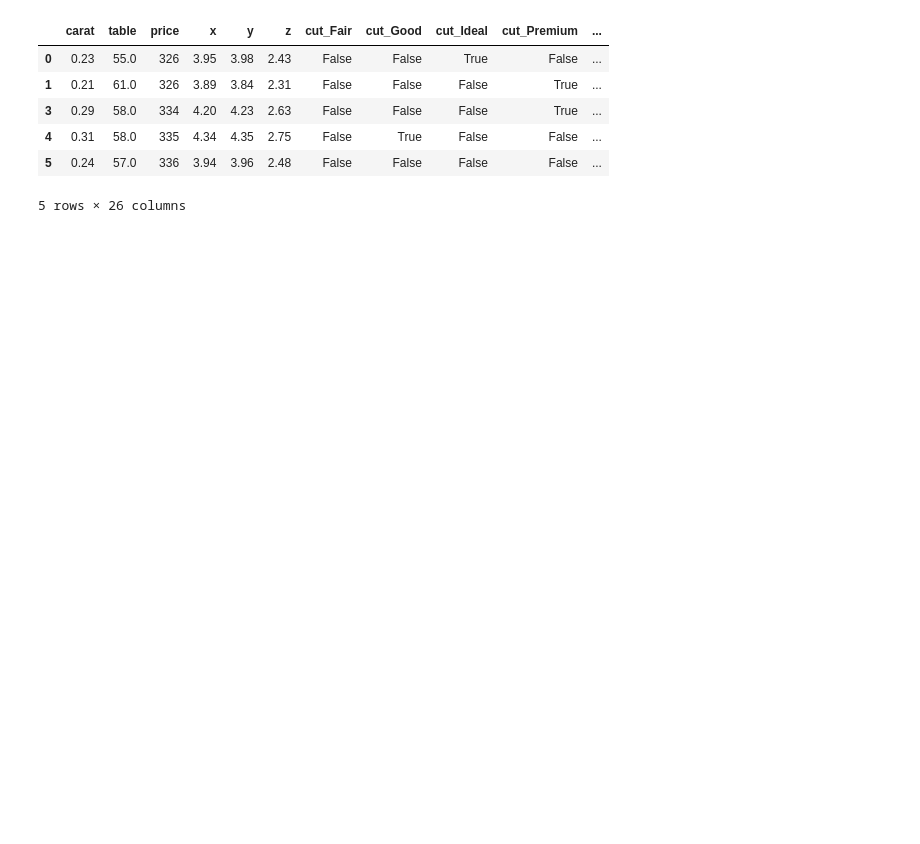
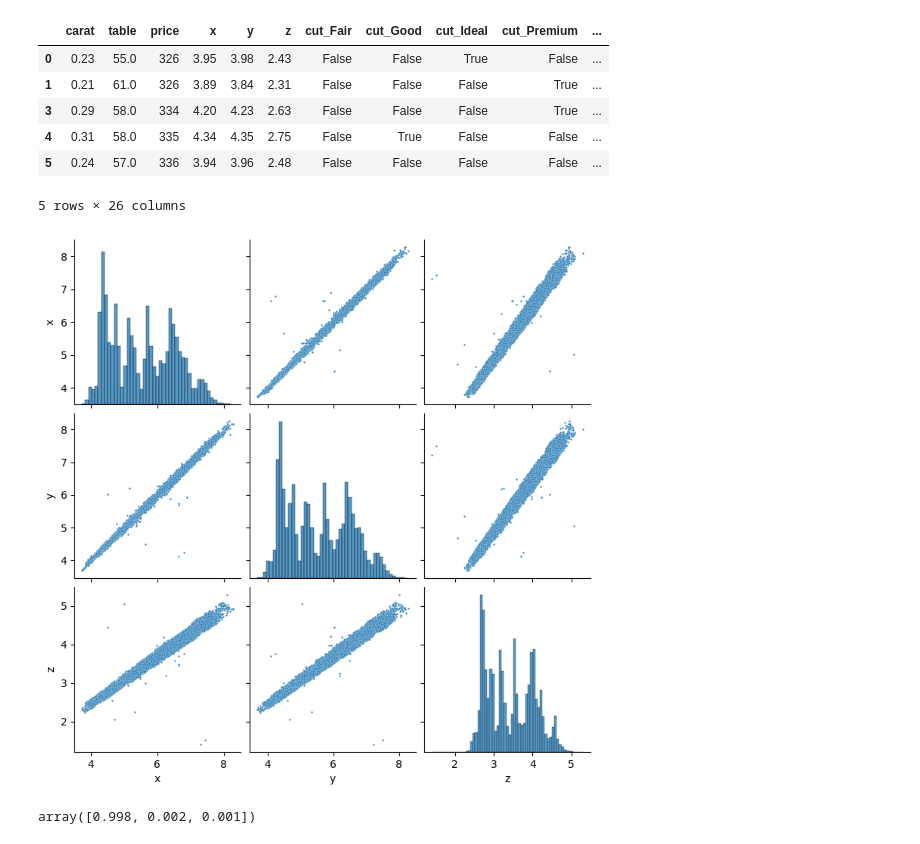
Before and after one commit to 337ubaid/dicoding-ml-terapan, a Jupyter notebook: predictive-analytics/diamond-predict.ipynb, the cells around one changed output. Drawn from its saved outputs; the diff is of its cells as text; code cells hidden in the pictures; blank space fills up the shorter version.

```diff
--- a/predictive-analytics/diamond-predict.ipynb
+++ b/predictive-analytics/diamond-predict.ipynb
@@ -259,3 +251,7 @@ df_diamonds.head()
 | 4 | 0.31 | 58.0 | 335 | 4.34 | 4.35 | 2.75 | False | True | False | False | ... |
 | 5 | 0.24 | 57.0 | 336 | 3.94 | 3.96 | 2.48 | False | False | False | False | ... |
 5 rows × 26 columns
+# %%
+sns.pairplot(df_diamonds[['x','y','z']], plot_kws={"s": 3});
+# %% [output]
+[figure, added]
@@ -261,0 +264,4 @@ df_diamonds.head()
+# %%
+pca.explained_variance_ratio_.round(3)
+# %% [output]
+array([0.998, 0.002, 0.001])
```
Also changed, not shown: parts of 31 cells of this notebook.
